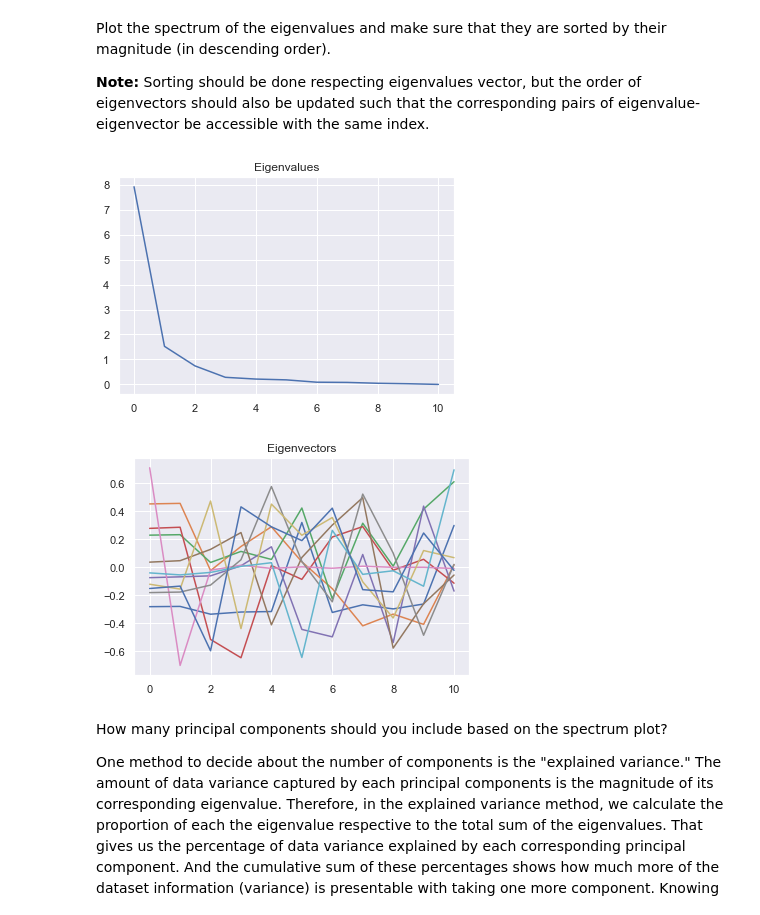
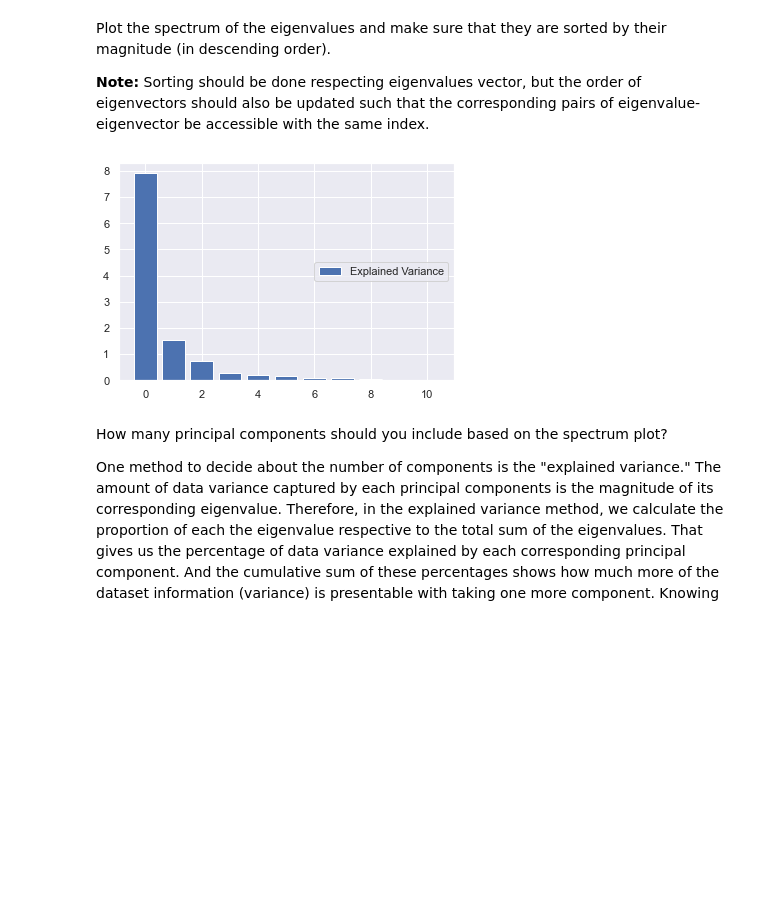
Before and after one commit to mhueppe/machine_learning, a Jupyter notebook: Sheet 05/sheet05.ipynb, the cells around one changed output. Cells and saved outputs as stored; diff of their text form; code cells hidden in the pictures; blank space fills up the shorter version.

```diff
--- a/Sheet 05/sheet05.ipynb
+++ b/Sheet 05/sheet05.ipynb
@@ -206,20 +194,17 @@ Plot the spectrum of the eigenvalues and make sure that they are sorted by their
 # %%
 import matplotlib.pyplot as plt
 %matplotlib inline
 
 sorting = eigenval.argsort()
 sorted_eigenval = eigenval[sorting[::-1]]
 sorted_eigenvec = eigenvec[sorting[::-1]]
 
-plt.plot(sorted_eigenval)
-plt.title("Eigenvalues")
+figure = plt.figure('Eigenvalue comparison' )
+plt.bar(range(len(sorted_eigenval)), sorted_eigenval,label='Explained Variance')
+plt.legend(loc='center right')
 plt.show()
-plt.plot(sorted_eigenvec)
-plt.title("Eigenvectors")
-plt.show()
 # %% [output]
-[figure, old version]
+[figure, new version]
-[figure, removed]
 # %% [markdown]
 How many principal components should you include based on the spectrum plot?
 
```
Also changed, not shown: parts of 8 cells of this notebook, 4 other files.
